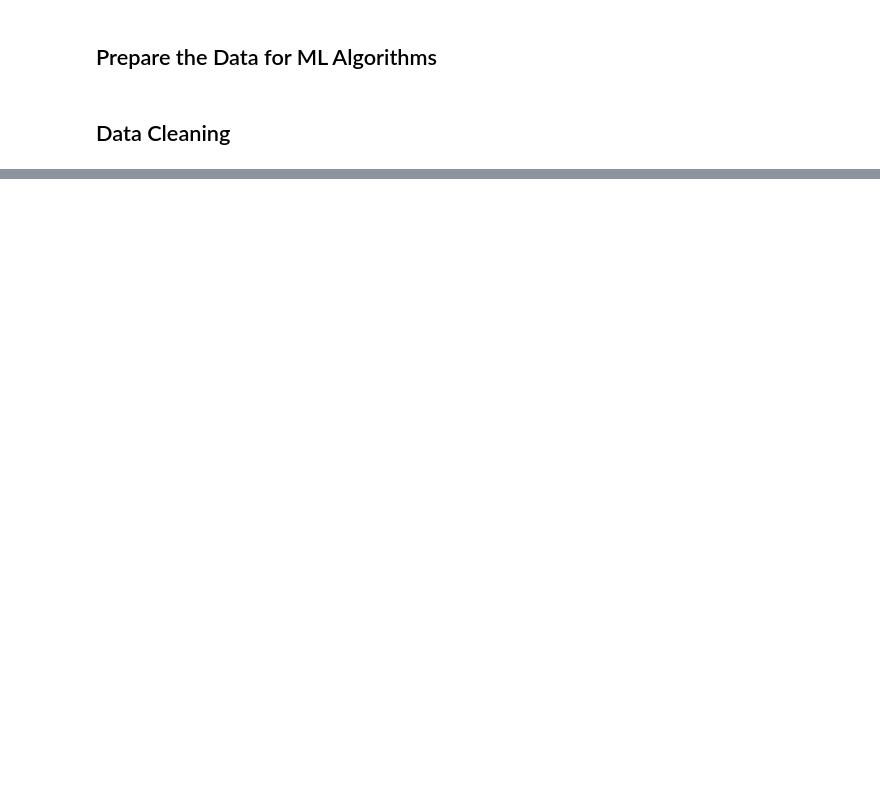
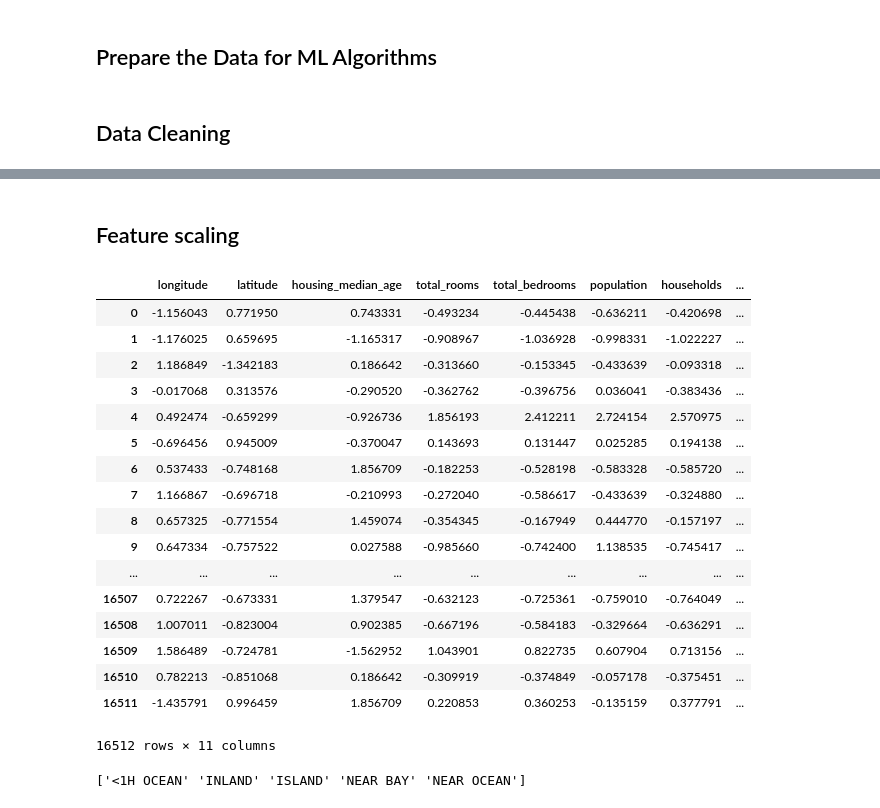
Before and after one commit to dmitryaleks/hands-on-ml, a Jupyter notebook: regression/regression-model.ipynb, the cells around one changed output, grey strips where cells are left out. Saved outputs shown, nothing was run; the diff lists cells and outputs as text; code cells hidden in the pictures; blank space fills up the shorter version.

```diff
--- a/regression/regression-model.ipynb
+++ b/regression/regression-model.ipynb
@@ -238,0 +330,32 @@ housing['total_bedrooms'].fillna(median_tb, inplace=True)
+# %% [markdown]
+## Feature scaling
+# %%
+from sklearn.preprocessing import StandardScaler
+
+scaler = StandardScaler()
+housing_tmp = scaler.fit_transform(housing_tr)
+housing_num = pd.DataFrame(housing_tmp, columns=housing_tr.columns)
+housing_num
+# %% [output]
+|  | longitude | latitude | housing_median_age | total_rooms | total_bedrooms | population | households | ... |
+| 0 | -1.156043 | 0.771950 | 0.743331 | -0.493234 | -0.445438 | -0.636211 | -0.420698 | ... |
+| 1 | -1.176025 | 0.659695 | -1.165317 | -0.908967 | -1.036928 | -0.998331 | -1.022227 | ... |
+| 2 | 1.186849 | -1.342183 | 0.186642 | -0.313660 | -0.153345 | -0.433639 | -0.093318 | ... |
+| 3 | -0.017068 | 0.313576 | -0.290520 | -0.362762 | -0.396756 | 0.036041 | -0.383436 | ... |
+| 4 | 0.492474 | -0.659299 | -0.926736 | 1.856193 | 2.412211 | 2.724154 | 2.570975 | ... |
+| 5 | -0.696456 | 0.945009 | -0.370047 | 0.143693 | 0.131447 | 0.025285 | 0.194138 | ... |
+| 6 | 0.537433 | -0.748168 | 1.856709 | -0.182253 | -0.528198 | -0.583328 | -0.585720 | ... |
+| 7 | 1.166867 | -0.696718 | -0.210993 | -0.272040 | -0.586617 | -0.433639 | -0.324880 | ... |
+| 8 | 0.657325 | -0.771554 | 1.459074 | -0.354345 | -0.167949 | 0.444770 | -0.157197 | ... |
+| 9 | 0.647334 | -0.757522 | 0.027588 | -0.985660 | -0.742400 | 1.138535 | -0.745417 | ... |
+| ... | ... | ... | ... | ... | ... | ... | ... | ... |
+| 16507 | 0.722267 | -0.673331 | 1.379547 | -0.632123 | -0.725361 | -0.759010 | -0.764049 | ... |
+| 16508 | 1.007011 | -0.823004 | 0.902385 | -0.667196 | -0.584183 | -0.329664 | -0.636291 | ... |
+| 16509 | 1.586489 | -0.724781 | -1.562952 | 1.043901 | 0.822735 | 0.607904 | 0.713156 | ... |
+| 16510 | 0.782213 | -0.851068 | 0.186642 | -0.309919 | -0.374849 | -0.057178 | -0.375451 | ... |
+| 16511 | -1.435791 | 0.996459 | 1.856709 | 0.220853 | 0.360253 | -0.135159 | 0.377791 | ... |
+16512 rows × 11 columns
+# %%
+print(encoder.classes_)
+# %% [output]
+['<1H OCEAN' 'INLAND' 'ISLAND' 'NEAR BAY' 'NEAR OCEAN']
```
Also changed, not shown: parts of 29 cells of this notebook.
